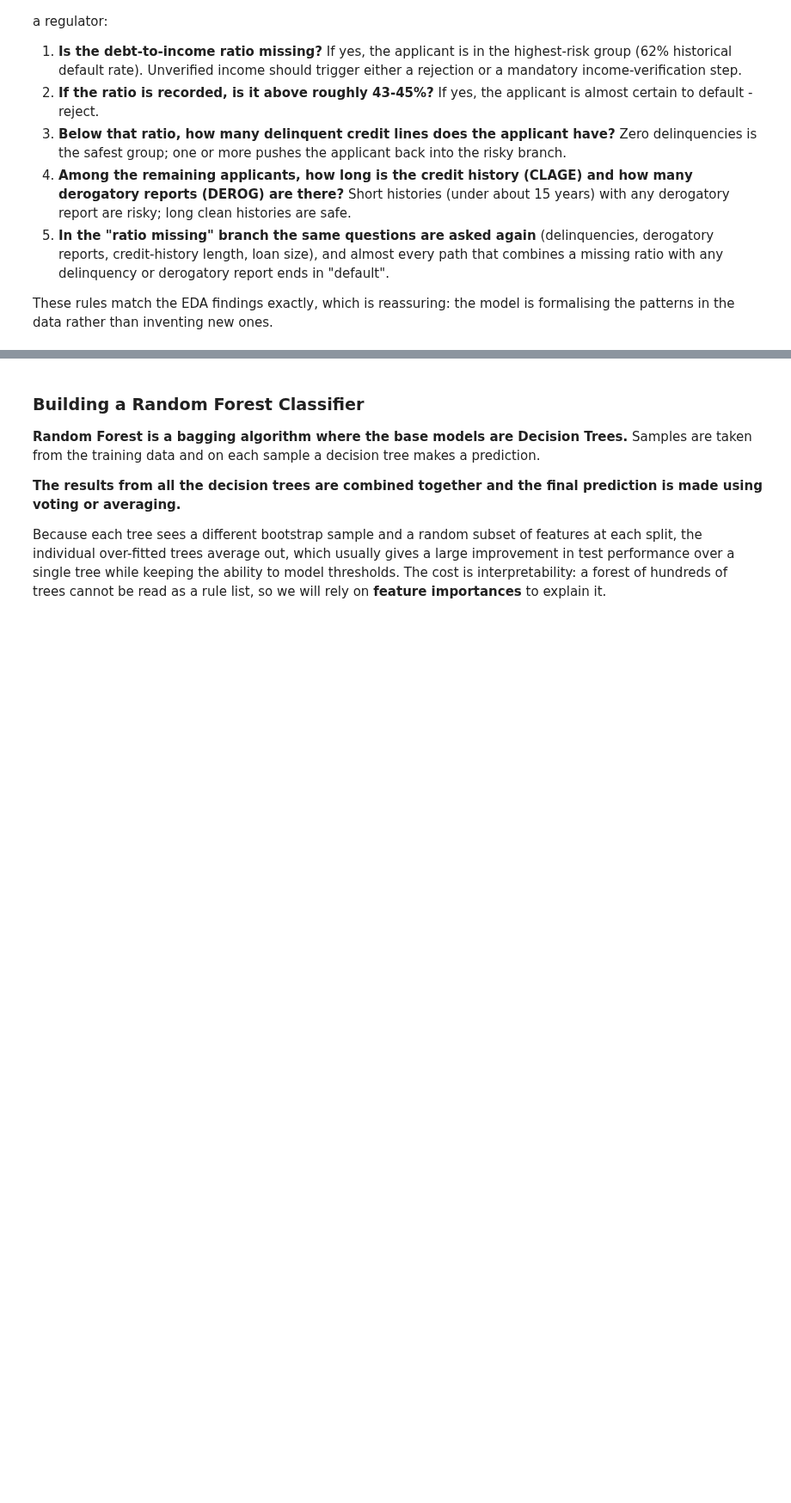
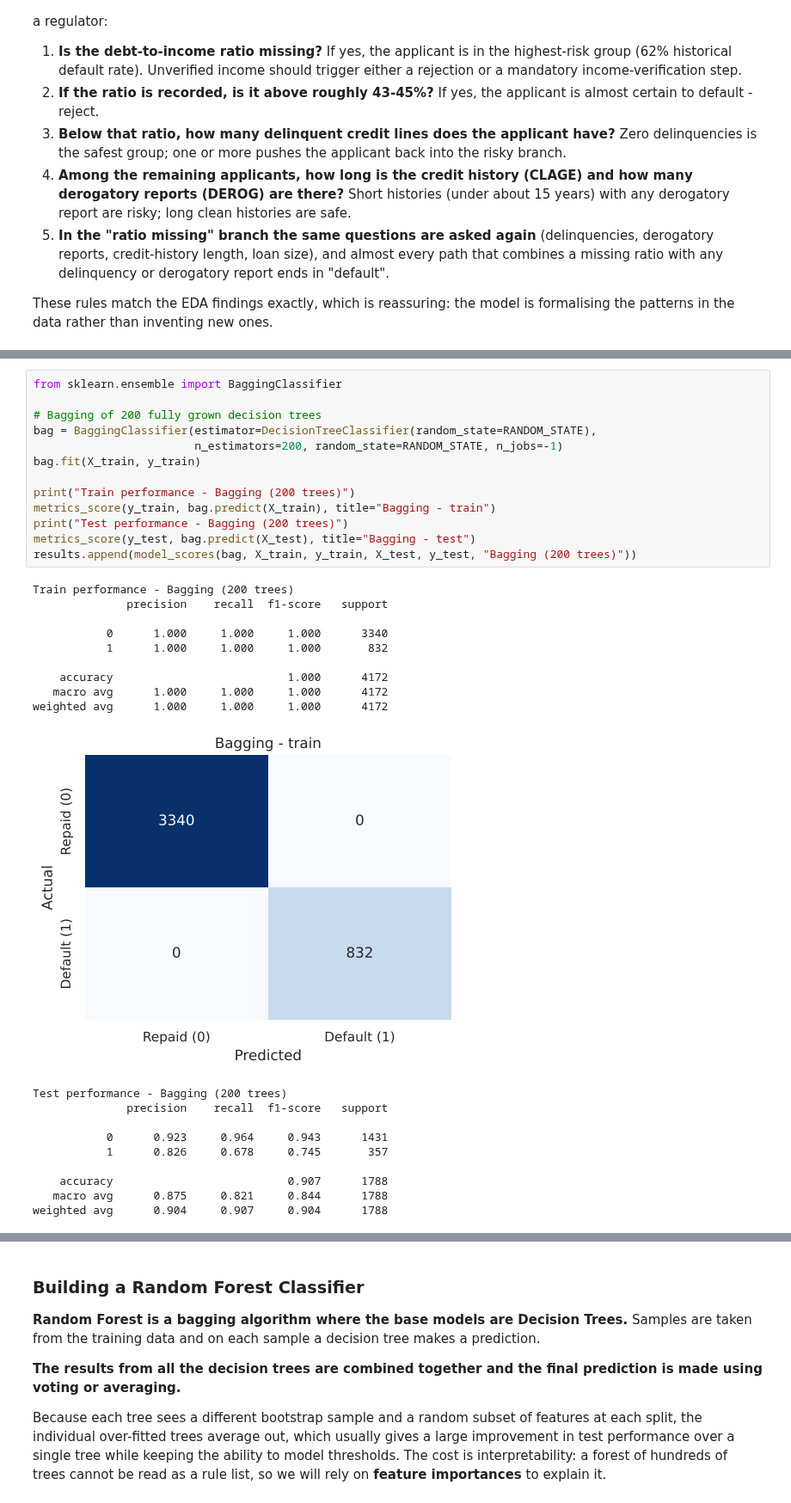
Before and after one commit to shubham1891/Personal-code, a Jupyter notebook: notebooks/Loan_Default_Prediction_Capstone.ipynb, the cells around one changed output, grey strips where cells are left out. Shown at 86% size. Saved outputs shown, nothing was run; the diff lists cells and outputs as text; blank space fills up the shorter version.

```diff
--- a/notebooks/Loan_Default_Prediction_Capstone.ipynb
+++ b/notebooks/Loan_Default_Prediction_Capstone.ipynb
@@ -1286,0 +1295,33 @@ These rules match the EDA findings exactly, which is reassuring: the model is fo
+# %%
+from sklearn.ensemble import BaggingClassifier
+
+# Bagging of 200 fully grown decision trees
+bag = BaggingClassifier(estimator=DecisionTreeClassifier(random_state=RANDOM_STATE),
+                        n_estimators=200, random_state=RANDOM_STATE, n_jobs=-1)
+bag.fit(X_train, y_train)
+
+print("Train performance - Bagging (200 trees)")
+metrics_score(y_train, bag.predict(X_train), title="Bagging - train")
+print("Test performance - Bagging (200 trees)")
+metrics_score(y_test, bag.predict(X_test), title="Bagging - test")
+results.append(model_scores(bag, X_train, y_train, X_test, y_test, "Bagging (200 trees)"))
+# %% [output]
+Train performance - Bagging (200 trees)
+              precision    recall  f1-score   support
+
+           0      1.000     1.000     1.000      3340
+           1      1.000     1.000     1.000       832
+
+    accuracy                          1.000      4172
+   macro avg      1.000     1.000     1.000      4172
+weighted avg      1.000     1.000     1.000      4172
+[figure, added]
+Test performance - Bagging (200 trees)
+              precision    recall  f1-score   support
+
+           0      0.923     0.964     0.943      1431
+           1      0.826     0.678     0.745       357
+
+    accuracy                          0.907      1788
+   macro avg      0.875     0.821     0.844      1788
+weighted avg      0.904     0.907     0.904      1788
```
Also changed, not shown: parts of 12 cells of this notebook, 11 other files.
